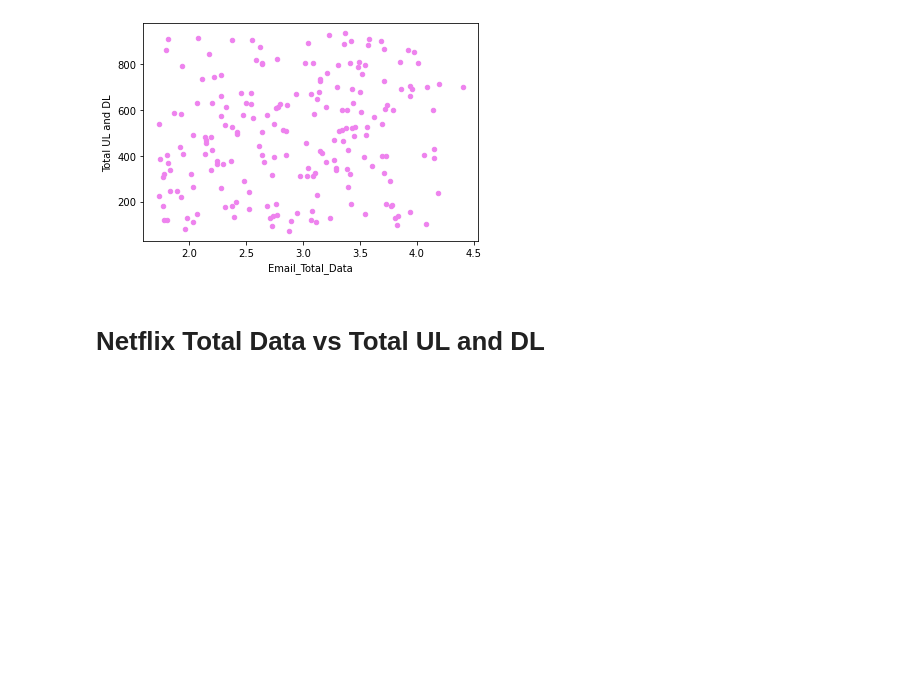
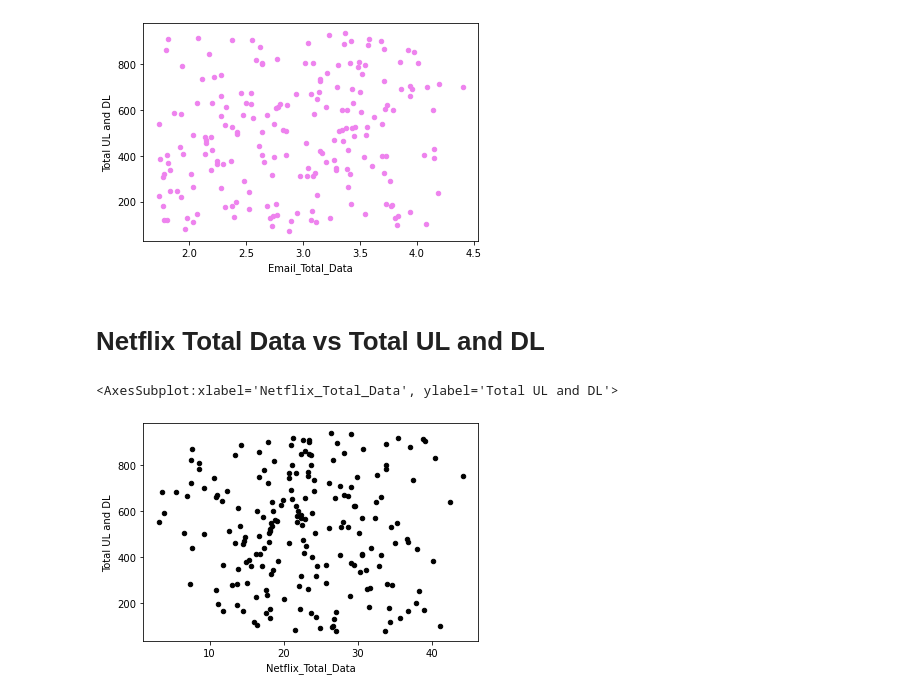
Before and after one commit to dagmawiii03/Telecom_Analysis, a Jupyter notebook: Notebook/Untitled1.ipynb, the cells around one changed output. Saved outputs shown, nothing was run; the diff lists cells and outputs as text; code cells hidden in the pictures; blank space fills up the shorter version.

Commit message:
done some outliers diagram

```diff
--- a/Notebook/Untitled1.ipynb
+++ b/Notebook/Untitled1.ipynb
@@ -323,3 +325,8 @@ dfExp[dfExp['Email_Total_Data'] > 1.72].sample(200).plot.scatter(x='Email_Total_
 [figure]
 # %% [markdown]
 # Netflix Total Data vs Total UL and DL
+# %%
+dfExp[dfExp['Netflix_Total_Data'] > 1.72].sample(200).plot.scatter(x='Netflix_Total_Data', y='Total UL and DL', c='black', s=20)
+# %% [output]
+<AxesSubplot:xlabel='Netflix_Total_Data', ylabel='Total UL and DL'>
+[figure, added]
```
Also changed, not shown: parts of 9 cells of this notebook.
